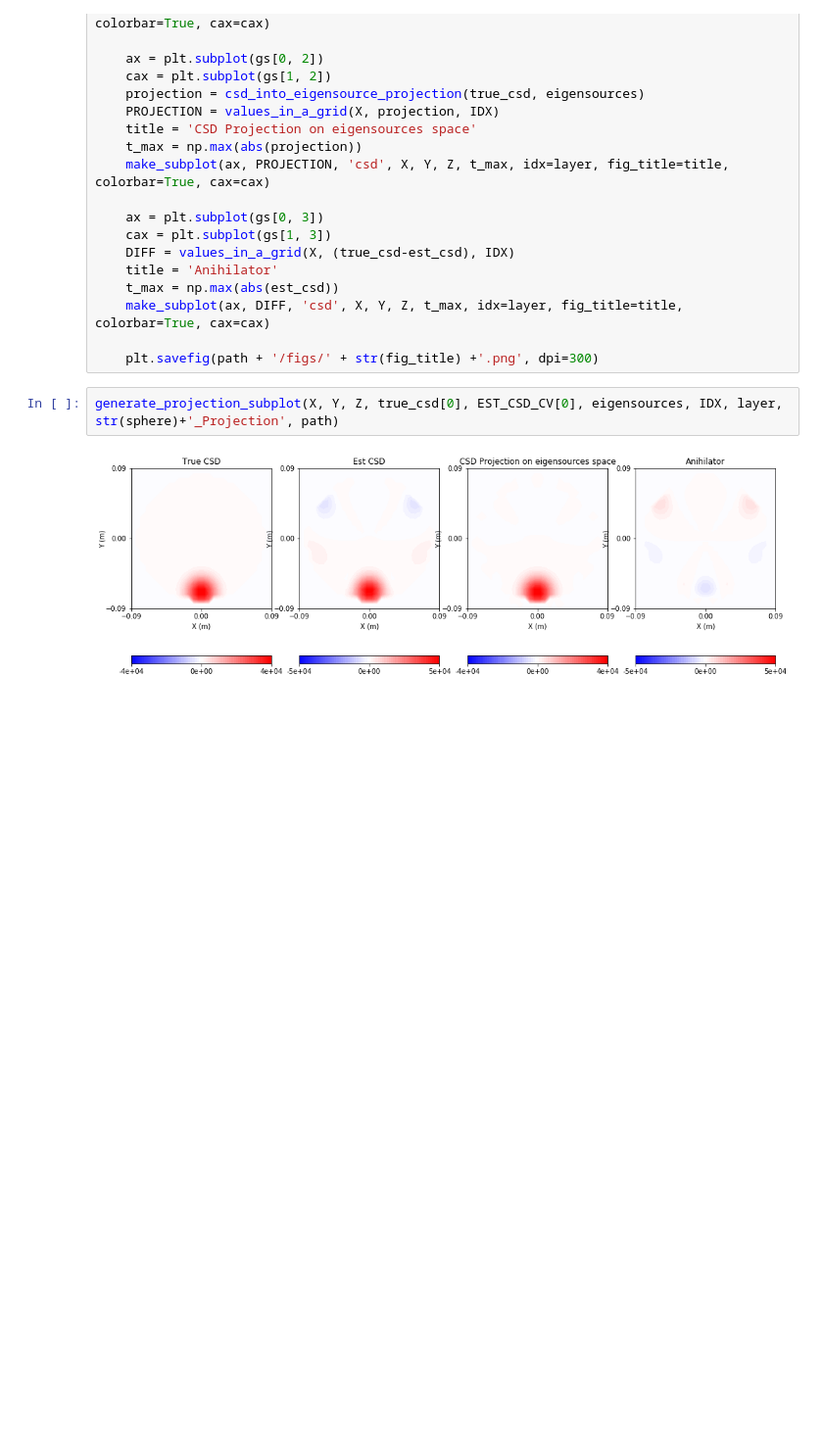
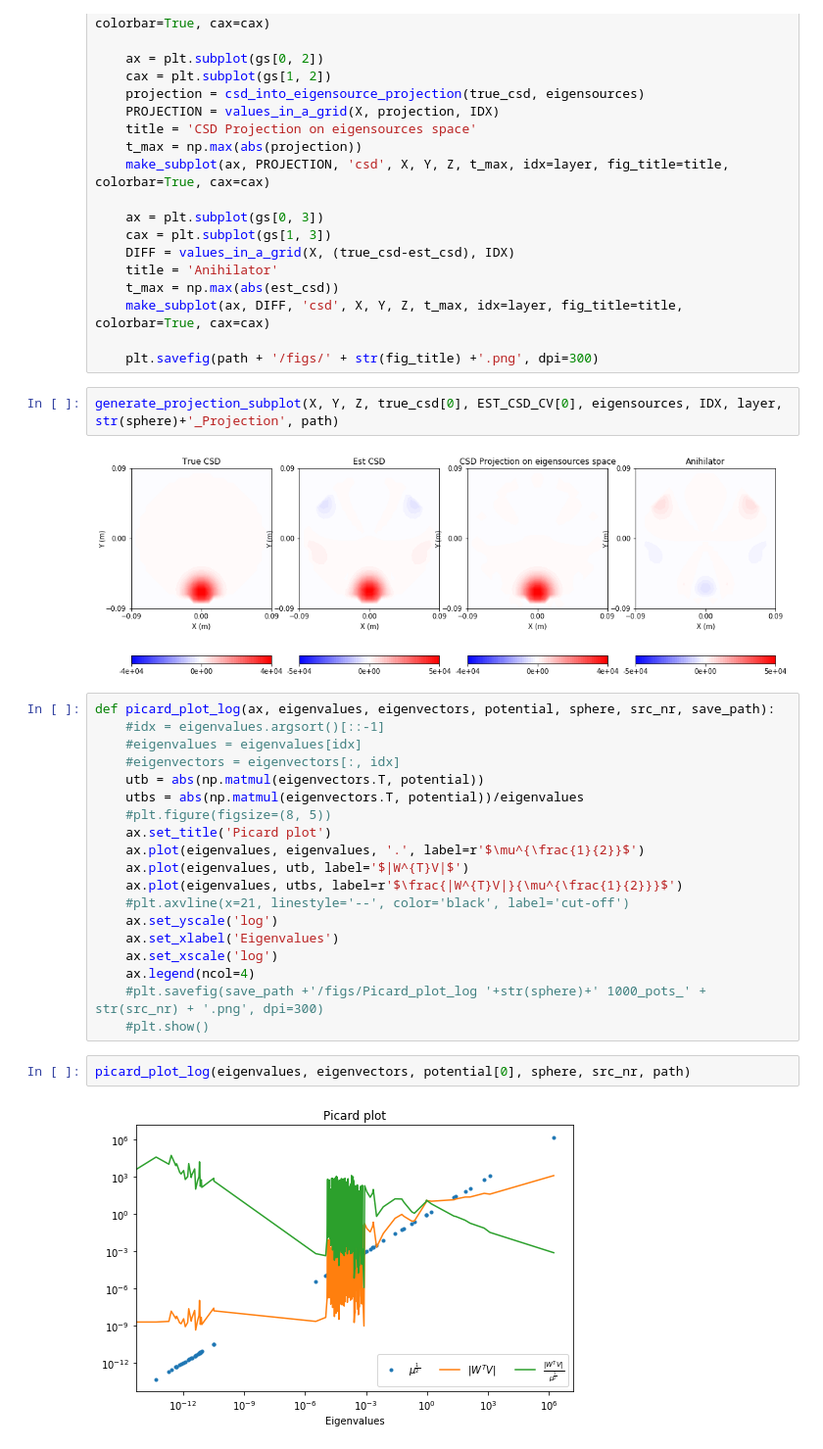
Before and after one commit to Neuroinflab/kESI, a Jupyter notebook: extras/validation/plotting_results.ipynb, the cells around one changed output. Shown at 98% size. Cells and saved outputs as stored; diff of their text form; blank space fills up the shorter version.

Commit message:
Picard diagnostic subplots

```diff
--- a/extras/validation/plotting_results.ipynb
+++ b/extras/validation/plotting_results.ipynb
@@ -529,3 +531,26 @@ def generate_projection_subplot(X, Y, Z, true_csd, est_csd, eigensources, IDX, l
 generate_projection_subplot(X, Y, Z, true_csd[0], EST_CSD_CV[0], eigensources, IDX, layer, str(sphere)+'_Projection', path)
 # %% [output]
 [figure]
+# %%
+def picard_plot_log(ax, eigenvalues, eigenvectors, potential, sphere, src_nr, save_path):
+    #idx = eigenvalues.argsort()[::-1]
+    #eigenvalues = eigenvalues[idx]
+    #eigenvectors = eigenvectors[:, idx]
+    utb = abs(np.matmul(eigenvectors.T, potential))
+    utbs = abs(np.matmul(eigenvectors.T, potential))/eigenvalues
+    #plt.figure(figsize=(8, 5))
+    ax.set_title('Picard plot')
+    ax.plot(eigenvalues, eigenvalues, '.', label=r'$\mu^{\frac{1}{2}}$')
+    ax.plot(eigenvalues, utb, label='$|W^{T}V|$')
+    ax.plot(eigenvalues, utbs, label=r'$\frac{|W^{T}V|}{\mu^{\frac{1}{2}}}$')
+    #plt.axvline(x=21, linestyle='--', color='black', label='cut-off')
+    ax.set_yscale('log')
+    ax.set_xlabel('Eigenvalues')
+    ax.set_xscale('log')
+    ax.legend(ncol=4)
+    #plt.savefig(save_path +'/figs/Picard_plot_log '+str(sphere)+' 1000_pots_' + str(src_nr) + '.png', dpi=300)
+    #plt.show()
+# %%
+picard_plot_log(eigenvalues, eigenvectors, potential[0], sphere, src_nr, path)
+# %% [output]
+[figure, added]
```
Also changed, not shown: parts of 11 cells of this notebook.
